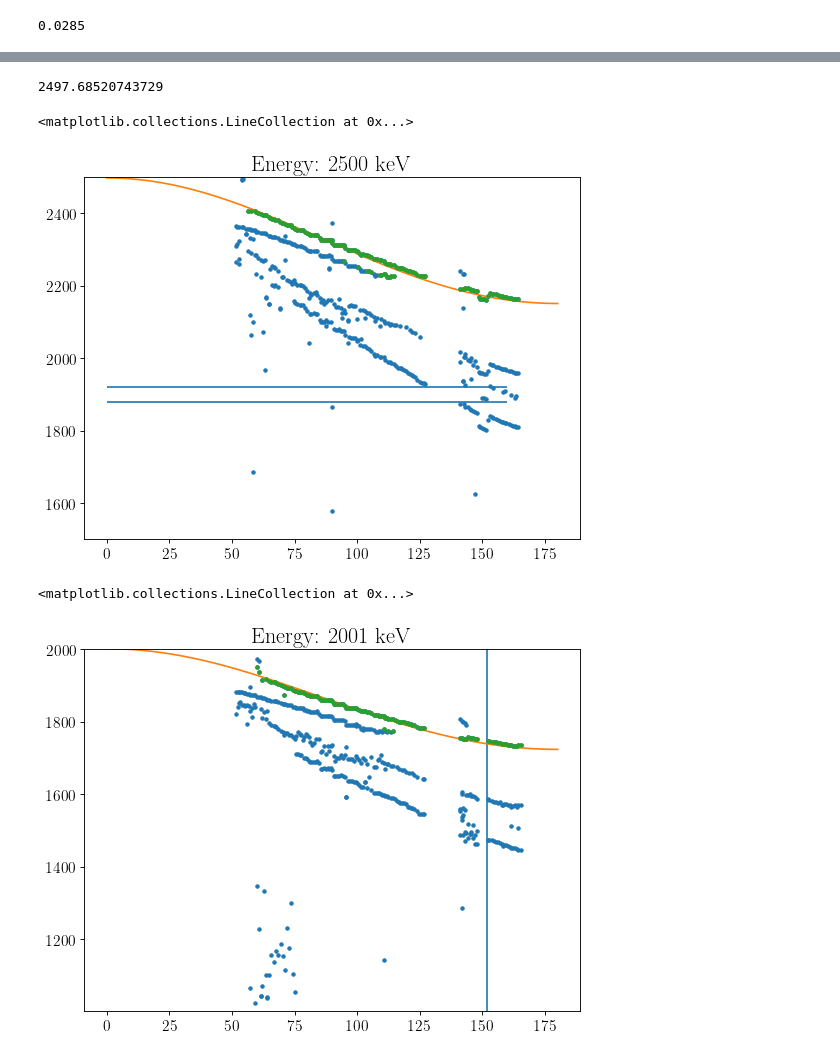
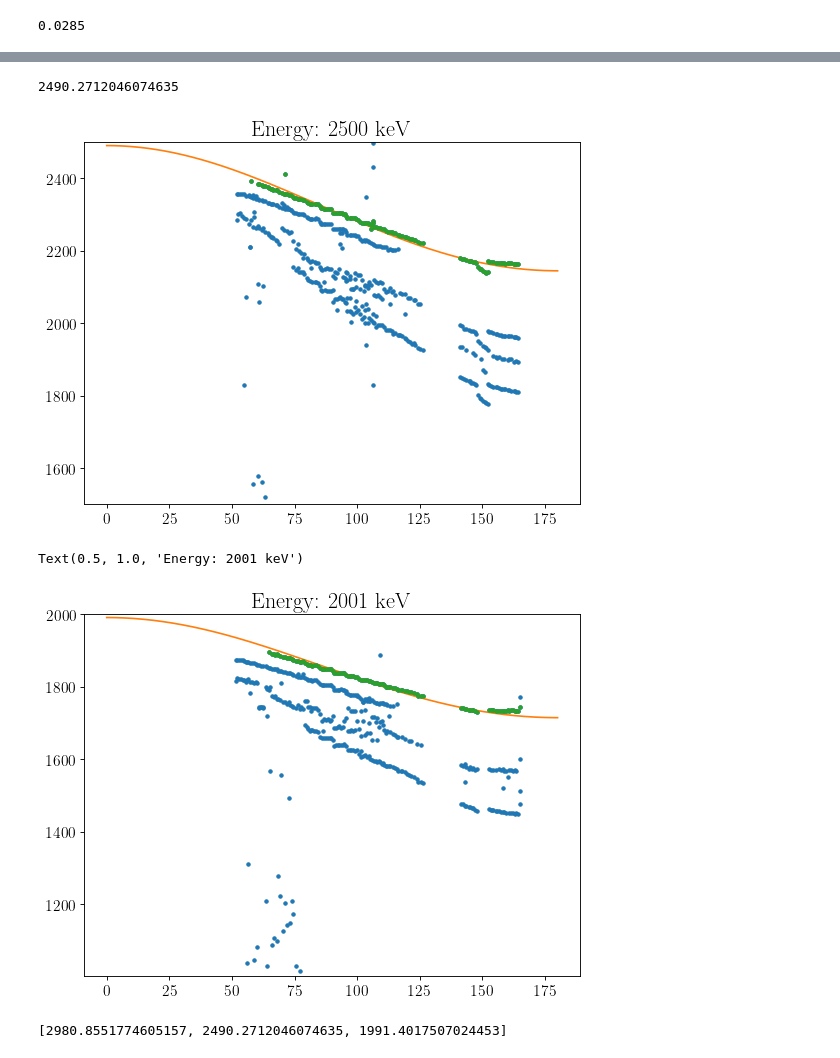
Before and after one commit to JeppeSchultzNielsen/Aluscattering2, a Jupyter notebook: Peak analyse.ipynb, the cells around one changed output, grey strips where cells are left out. Saved outputs shown, nothing was run; the diff lists cells and outputs as text; code cells hidden in the pictures.

```diff
--- a/Peak analyse.ipynb
+++ b/Peak analyse.ipynb
@@ -169,19 +169,16 @@ Text(0.5, 1.0, 'Energy: 3000 keV')
 # %%
 i = 1
 plt.figure(figsize=(8, 6), dpi=80)
 plt.plot(thetas[i],peakpos[i], '.', alpha=1)
 #plt.plot(vinkler,2000*np.array(factors))
 plt.plot(vinkler,Tb(vinkler/360*2*np.pi,mE[i]))
 plt.plot(anglesToFit[i],pointsToFit[i], '.')
 plt.ylim(energies[i]-1000,energies[i])
 plt.title('Energy: ' + str(energies[i]) + ' keV')
 print(mE[i])
-plt.hlines(1920,0,160)
-plt.hlines(1880,0,160)
 # %% [output]
-2497.68520743729
+2490.2712046074635
-<matplotlib.collections.LineCollection at 0x...>
-[figure, old version]
+[figure, new version]
 # %%
 i = 2
 plt.figure(figsize=(8, 6), dpi=80)
@@ -191,7 +188,10 @@ plt.plot(vinkler,Tb(vinkler/360*2*np.pi,mE[i]))
 plt.plot(anglesToFit[i],pointsToFit[i], '.')
 plt.ylim(energies[i]-1000,energies[i])
 plt.title('Energy: ' + str(energies[i]) + ' keV')
-plt.vlines(152,2000,154)
 # %% [output]
-<matplotlib.collections.LineCollection at 0x...>
+Text(0.5, 1.0, 'Energy: 2001 keV')
-[figure, old version]
+[figure, new version]
+# %%
+mE
+# %% [output]
+[2980.8551774605157, 2490.2712046074635, 1991.4017507024453]
```
Also changed, not shown: parts of 4 cells of this notebook, 24 other files.
